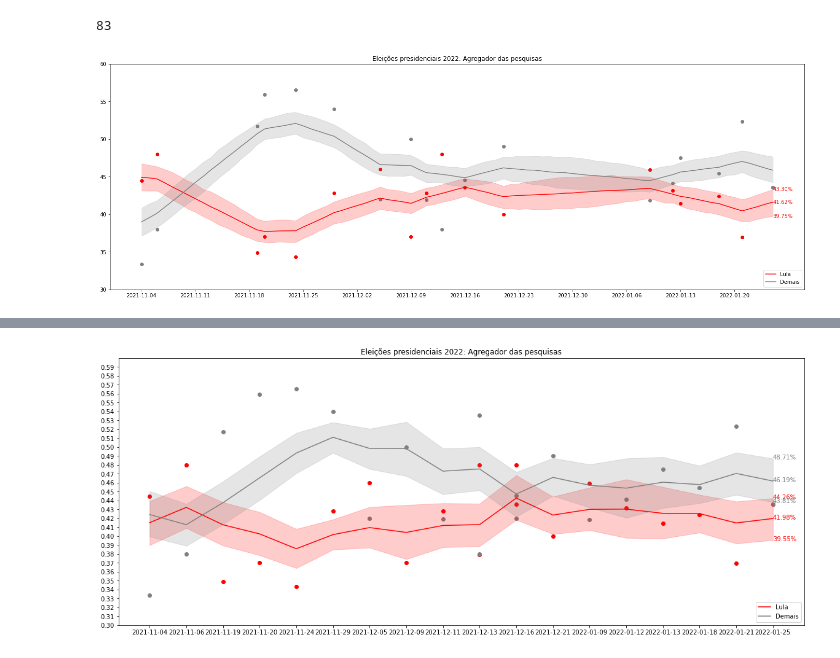
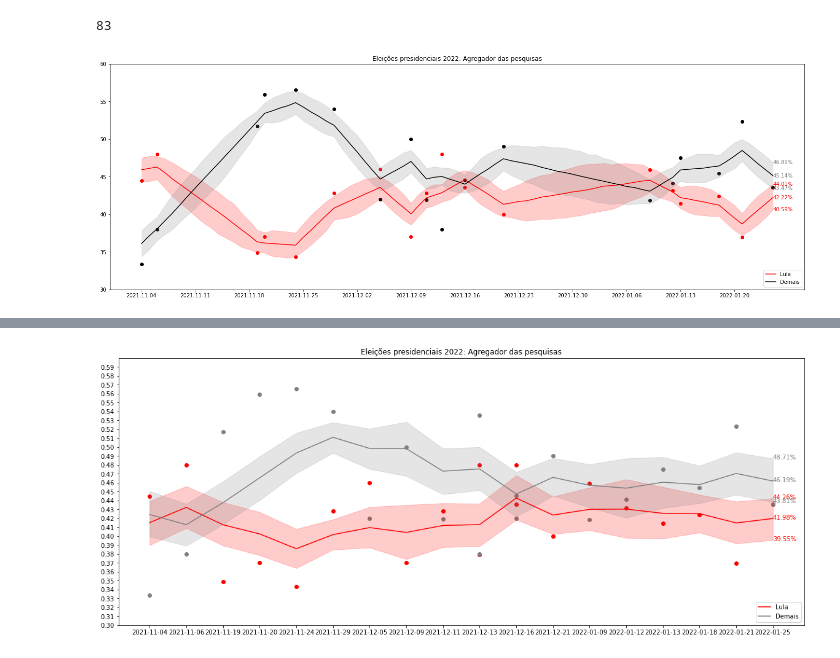
Before and after one commit to xboard/fastpages-blog, a Jupyter notebook: _notebooks/2022-01-07-brazils-2022-presidential-elections-polls-analysis-part1.ipynb, the cells around one changed output, grey strips where cells are left out. Drawn from its saved outputs; the diff is of its cells as text; code cells hidden in the pictures.

```diff
--- a/_notebooks/2022-01-07-brazils-2022-presidential-elections-polls-analysis-part1.ipynb
+++ b/_notebooks/2022-01-07-brazils-2022-presidential-elections-polls-analysis-part1.ipynb
@@ -1040,6 +1040,7 @@ Categories (11, object): ['Atlas', 'Datafolha', 'Futura', 'Ideia Big Data', ...,
 11
 # %%
 print(POLLSTERS.shape, YL.shape, OL.shape)
-print(np.sqrt((50**2)/1000))
+PRESUMED_STD = np.sqrt((50**2)/2000)
+print(PRESUMED_STD)
 # %% [output]
 (20,) (20,) (20,)
@@ -1047,7 +1048,7 @@ print(np.sqrt((50**2)/1000))
 # %%
 with pm.Model() as grw:
 
-    inov = pm.HalfNormal('inov', sigma=0.075)
+    inov = pm.HalfNormal('inov', sigma=0.15)
 
     #poll_bias = pm.Cauchy("poll_bias", alpha=0, beta=10, shape=P)
 
@@ -1061,13 +1062,15 @@ with pm.Model() as grw:
     #sigma = pm.HalfCauchy("sigma", beta=10)
 
 
-    pm.Normal('observedL', mu=grw_lula[poll_day] + poll_bias[POLLSTERS.codes], sigma=1.6, observed=YL)
-    pm.Normal('observedD', mu=grw_demais[poll_day] + poll_bias[POLLSTERS.codes], sigma=1.6, observed=OL)
+    pm.Normal('observedL', mu=grw_lula[poll_day] + poll_bias[POLLSTERS.codes], sigma=PRESUMED_STD**2, observed=YL)
+    pm.Normal('observedD', mu=grw_demais[poll_day] + poll_bias[POLLSTERS.codes], sigma=PRESUMED_STD**2, observed=OL)
 
-    trace = pm.sample(1000, tune=2000, progressbar=True, return_inferencedata=True)
+    trace = pm.sample(1000, tune=1000, progressbar=True, return_inferencedata=True)
 
     summary = az.summary(trace) # used below
     az.plot_trace(trace, figsize=(22,16))
+print(datetime.now().strftime("%H:%M:%S"))
+pm.model_to_graphviz(grw)
 # %% [output]
 Auto-assigning NUTS sampler...
 Initializing NUTS using jitter+adapt_diag...
@@ -1100,36 +1104,36 @@ qsL = np.quantile(trace.posterior.lula.mean(axis=0), q=[0.025, 0.5, 0.975], axis
 qsD = np.quantile(trace.posterior.demais.mean(axis=0), q=[0.025, 0.5, 0.975], axis=0)
 # print(qs[0].shape)
 pdv = poll_day.values
 # df_rand_walk = pd.DataFrame({'data_pesquisa': df.data_pesquisa, 'LULA': 100.0 * df.LULA/df.TOTAL, 'LB': qs[0][pdv], 'M':qs[1][pdv], 'UB':qs[2][pdv]})
 # print(df_rand_walk)
 # table_rw = df_rand_walk.groupby('data_pesquisa').mean().reset_index(col_level=1).copy()
 # table_rw.columns = table_rw.columns.to_flat_index()
 # print(table_rw)
 
 plt.figure(figsize=(24,8))
 plt.ylim(30, 60)
 L = np.zeros(n_days) * np.nan
 O = L.copy()
 L[poll_day.values] = 100.0 * df.LULA/df.TOTAL
 O[poll_day.values] = 100.0 * df.OUTROS/df.TOTAL
 plt.title("Eleições presidenciais 2022: Agregador das pesquisas")
 plt.scatter(datas, L, color='red')
-plt.scatter(datas, O, color='gray')
+plt.scatter(datas, O, color='black')
 plt.plot(datas, qsL[1], color='red', label="Lula")
 plt.fill_between(x=datas, y1=qsL[0], y2=qsL[2], alpha=0.2, color='red')
 plt.text(datas[-1], qsL[0][-1]-.2, f'{qsL[0][-1]:.2f}%', color='red');
 plt.text(datas[-1], qsL[1][-1]-.2, f'{qsL[1][-1]:.2f}%', color='red');
 plt.text(datas[-1], qsL[2][-1]-.2, f'{qsL[2][-1]:.2f}%', color='red');
 
-plt.plot(datas, qsD[1], color='gray', label="Demais");
+plt.plot(datas, qsD[1], color='black', label="Demais");
 plt.fill_between(x=datas, y1=qsD[0], y2=qsD[2], alpha=0.2, color='gray');
 plt.text(datas[-1], qsD[0][-1]-.2, f'{qsD[0][-1]:.2f}%', color='gray');
 plt.text(datas[-1], qsD[1][-1]-.2, f'{qsD[1][-1]:.2f}%', color='gray');
 plt.text(datas[-1], qsD[2][-1]-.2, f'{qsD[2][-1]:.2f}%', color='gray');
 plt.xticks([d for i,d in enumerate(datas) if i % 7 ==0]);
 plt.legend(loc='lower right');
 # %% [output]
-[figure, old version]
+[figure, new version]
 # %%
 df_results_weekly['LULA'] = df.LULA.values
 df_results_weekly['DEMAIS'] = df.OUTROS.values
```
Also changed, not shown: parts of 2 cells of this notebook, 1 other file.
